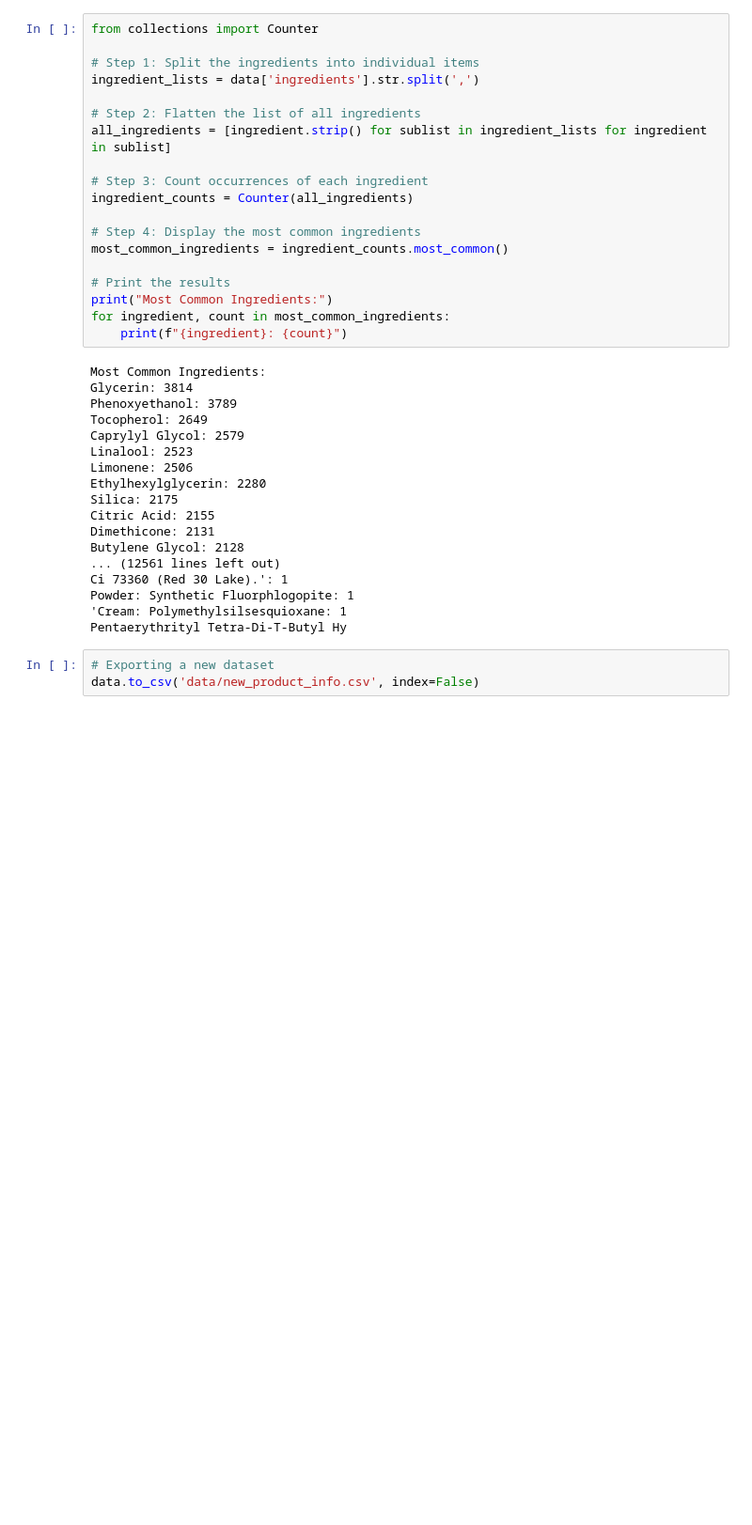
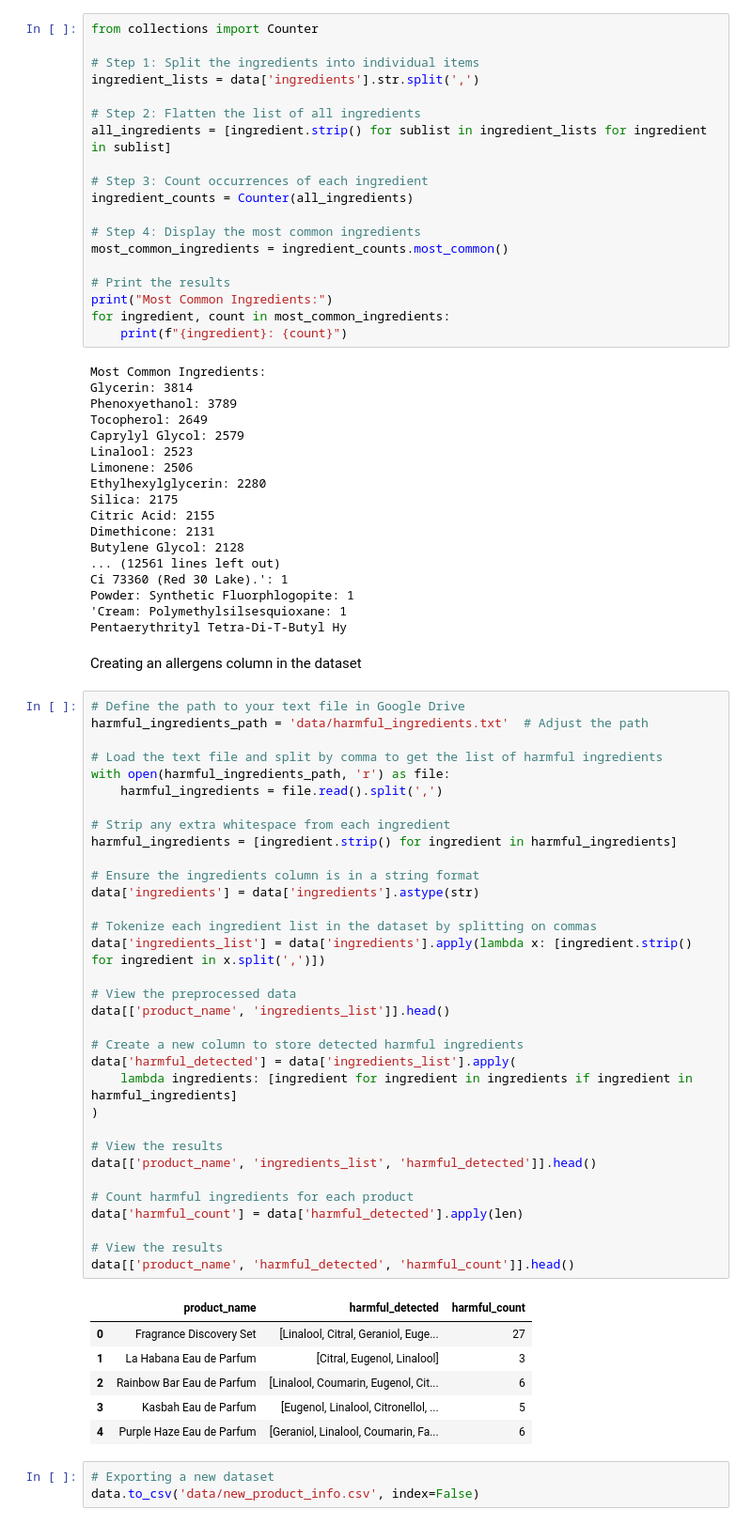
Before and after one commit to Stephan-Dabare/DSGP_Group11_Allergenix, a Jupyter notebook: Component_4_Uthum/preProcess.ipynb, the cells around one changed output. Shown: that part at 94% size. Drawn from its saved outputs; the diff is of its cells as text; blank space fills up the shorter version.

Commit message:
Adding a detected harmful ingredients column to the pre-processed dataset

```diff
--- a/Component_4_Uthum/preProcess.ipynb
+++ b/Component_4_Uthum/preProcess.ipynb
@@ -98,6 +98,48 @@ Ci 73360 (Red 30 Lake).': 1
 Powder: Synthetic Fluorphlogopite: 1
 'Cream: Polymethylsilsesquioxane: 1
 Pentaerythrityl Tetra-Di-T-Butyl Hy
+# %% [markdown]
+Creating an allergens column in the dataset
+# %%
+# Define the path to your text file in Google Drive
+harmful_ingredients_path = 'data/harmful_ingredients.txt'  # Adjust the path
+
+# Load the text file and split by comma to get the list of harmful ingredients
+with open(harmful_ingredients_path, 'r') as file:
+    harmful_ingredients = file.read().split(',')
+
+# Strip any extra whitespace from each ingredient
+harmful_ingredients = [ingredient.strip() for ingredient in harmful_ingredients]
+
+# Ensure the ingredients column is in a string format
+data['ingredients'] = data['ingredients'].astype(str)
+
+# Tokenize each ingredient list in the dataset by splitting on commas
+data['ingredients_list'] = data['ingredients'].apply(lambda x: [ingredient.strip() for ingredient in x.split(',')])
+
+# View the preprocessed data
+data[['product_name', 'ingredients_list']].head()
+
+# Create a new column to store detected harmful ingredients
+data['harmful_detected'] = data['ingredients_list'].apply(
+    lambda ingredients: [ingredient for ingredient in ingredients if ingredient in harmful_ingredients]
+)
+
+# View the results
+data[['product_name', 'ingredients_list', 'harmful_detected']].head()
+
+# Count harmful ingredients for each product
+data['harmful_count'] = data['harmful_detected'].apply(len)
+
+# View the results
+data[['product_name', 'harmful_detected', 'harmful_count']].head()
+# %% [output]
+|  | product_name | harmful_detected | harmful_count |
+| 0 | Fragrance Discovery Set | [Linalool, Citral, Geraniol, Euge... | 27 |
+| 1 | La Habana Eau de Parfum | [Citral, Eugenol, Linalool] | 3 |
+| 2 | Rainbow Bar Eau de Parfum | [Linalool, Coumarin, Eugenol, Cit... | 6 |
+| 3 | Kasbah Eau de Parfum | [Eugenol, Linalool, Citronellol, ... | 5 |
+| 4 | Purple Haze Eau de Parfum | [Geraniol, Linalool, Coumarin, Fa... | 6 |
 # %%
 # Exporting a new dataset
 data.to_csv('data/new_product_info.csv', index=False)
```
Also changed, not shown: parts of 1 cell of this notebook.
